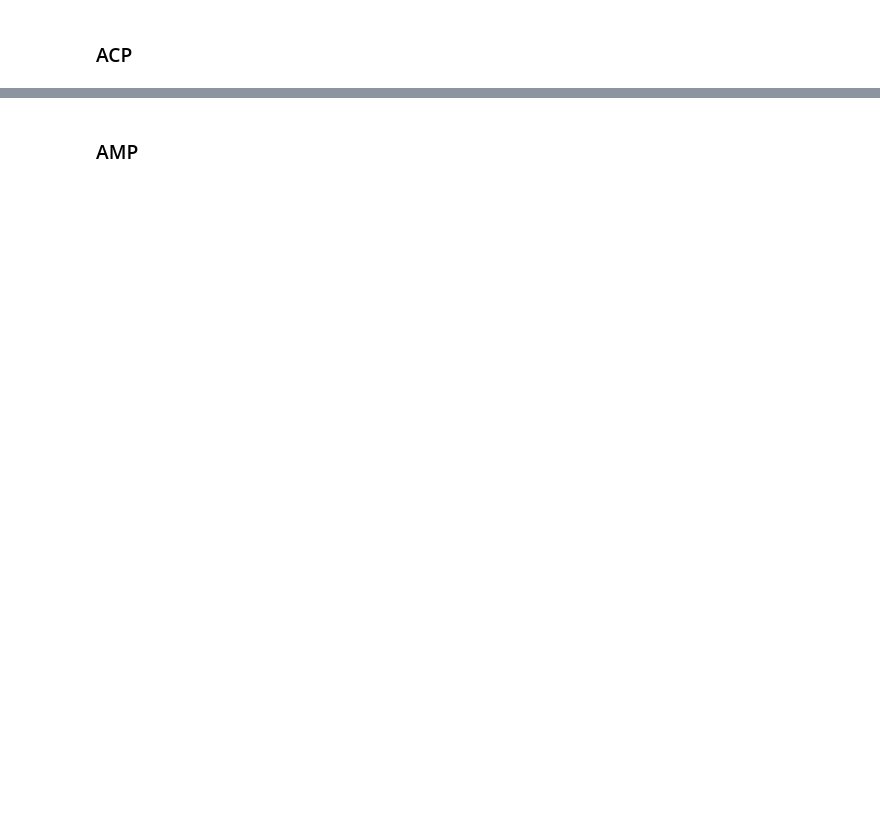
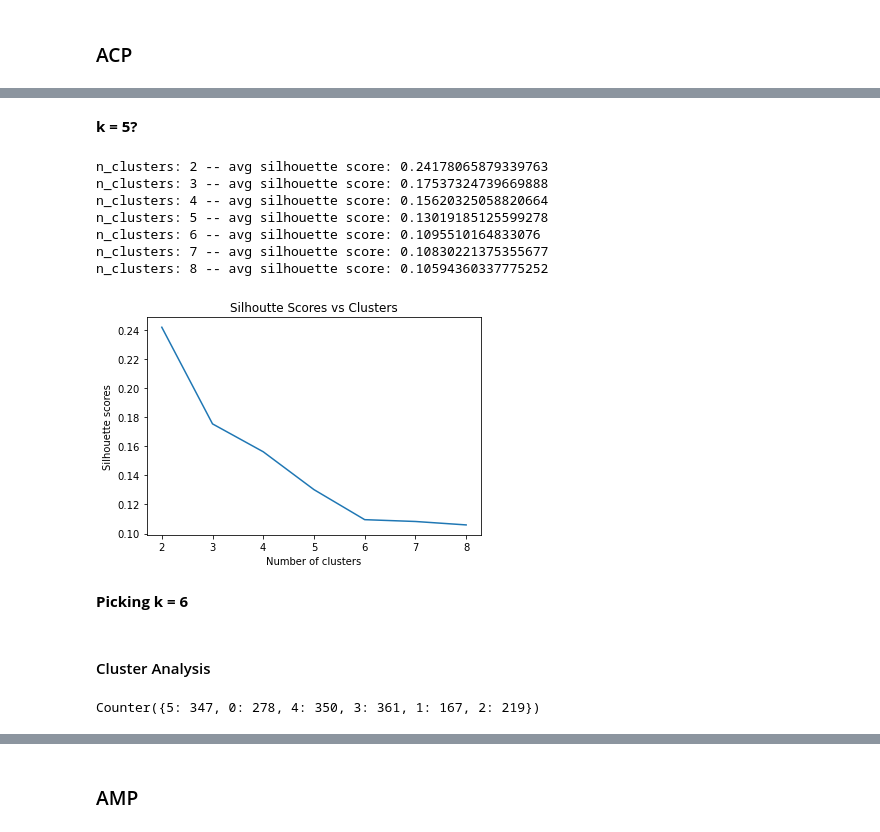
Before and after one commit to vin00d/peptide, a Jupyter notebook: 03_onehot.ipynb, the cells around one changed output, grey strips where cells are left out. Cells and saved outputs as stored; diff of their text form; code cells hidden in the pictures; blank space fills up the shorter version.

```diff
--- a/03_onehot.ipynb
+++ b/03_onehot.ipynb
@@ -440,0 +412,17 @@ get_all_scores(all_preds, y_test, models=MODELS)
+# %% [markdown]
+**k = 5?**
+# %%
+plot_silhouette_scores(max_clusters=8, X=X_pca)
+# %% [output]
+n_clusters: 2 -- avg silhouette score: 0.24178065879339763
+n_clusters: 3 -- avg silhouette score: 0.17537324739669888
+n_clusters: 4 -- avg silhouette score: 0.15620325058820664
+n_clusters: 5 -- avg silhouette score: 0.13019185125599278
+n_clusters: 6 -- avg silhouette score: 0.1095510164833076
+n_clusters: 7 -- avg silhouette score: 0.10830221375355677
+n_clusters: 8 -- avg silhouette score: 0.10594360337775252
+[figure, added]
+# %% [markdown]
+**Picking k = 6**
+# %% [markdown]
+#### Cluster Analysis
@@ -440,0 +431,4 @@ get_all_scores(all_preds, y_test, models=MODELS)
+# %%
+Counter(km.labels_)
+# %% [output]
+Counter({5: 347, 0: 278, 4: 350, 3: 361, 1: 167, 2: 219})
```
Also changed, not shown: parts of 85 cells of this notebook, 12 other files.
